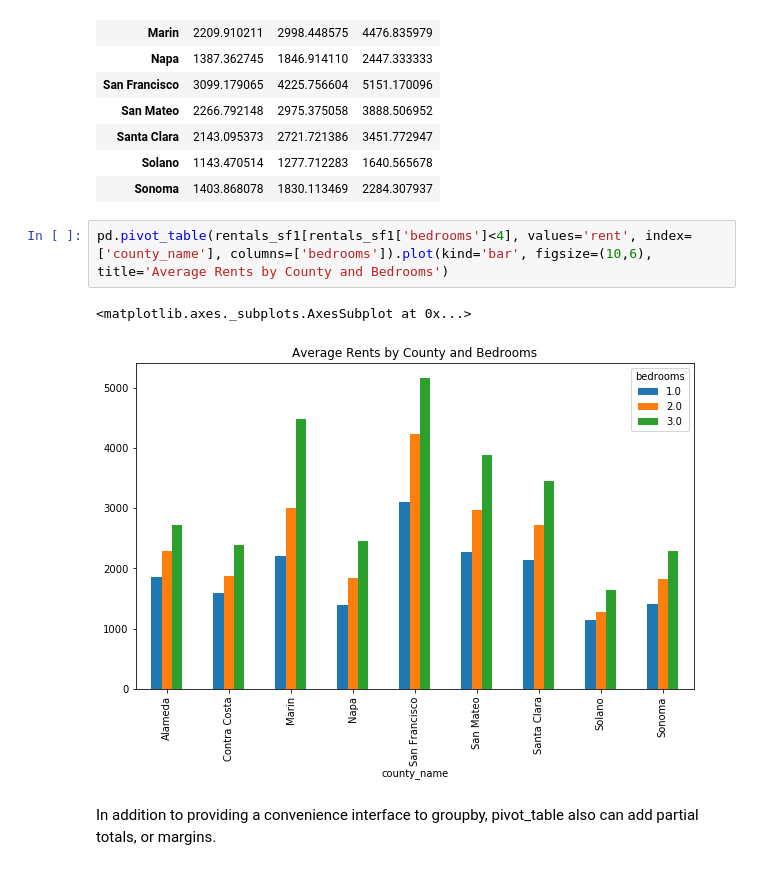
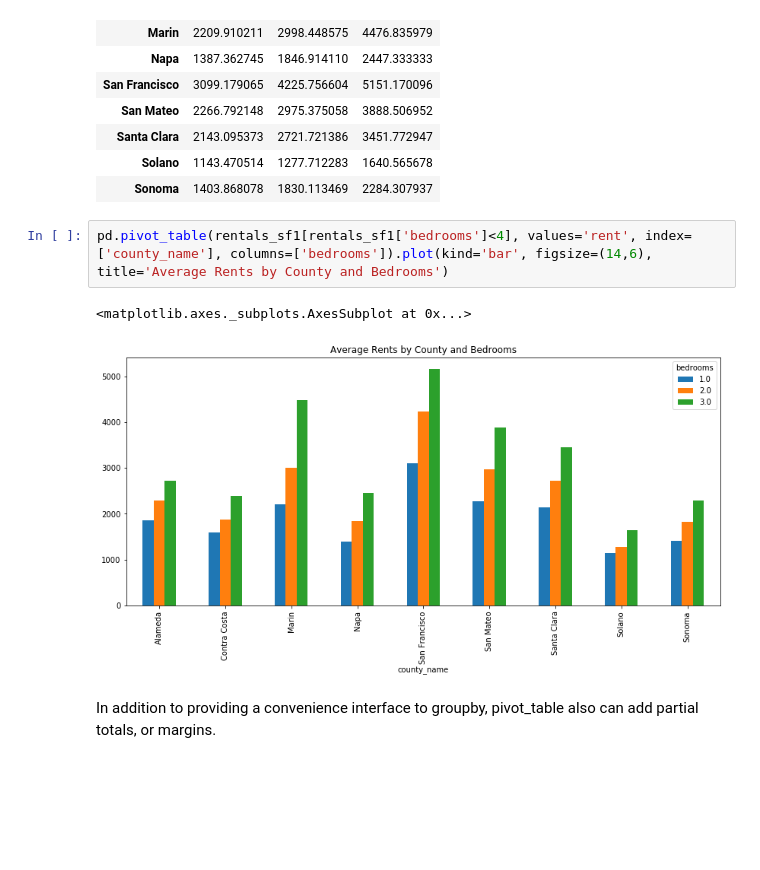
Before and after one commit to waddell/urban-informatics-and-visualization, a Jupyter notebook: 07-data-manipulation/data-manipulation-part-1.ipynb, the cells around one changed output. Saved outputs shown, nothing was run; the diff lists cells and outputs as text; blank space fills up the shorter version.

```diff
--- a/07-data-manipulation/data-manipulation-part-1.ipynb
+++ b/07-data-manipulation/data-manipulation-part-1.ipynb
@@ -508,10 +530,10 @@ pd.pivot_table(rentals_sf1[rentals_sf1['bedrooms']<4], values='rent', index=['co
 | Solano | 1143.470514 | 1277.712283 | 1640.565678 |
 | Sonoma | 1403.868078 | 1830.113469 | 2284.307937 |
 # %%
-pd.pivot_table(rentals_sf1[rentals_sf1['bedrooms']<4], values='rent', index=['county_name'], columns=['bedrooms']).plot(kind='bar', figsize=(10,6), title='Average Rents by County and Bedrooms')
+pd.pivot_table(rentals_sf1[rentals_sf1['bedrooms']<4], values='rent', index=['county_name'], columns=['bedrooms']).plot(kind='bar', figsize=(14,6), title='Average Rents by County and Bedrooms')
 # %% [output]
 <matplotlib.axes._subplots.AxesSubplot at 0x...>
-[figure, old version]
+[figure, new version]
 # %% [markdown]
 In addition to providing a convenience interface to groupby, pivot_table also can add partial totals, or margins.
 # %%
```
Also changed, not shown: parts of 8 cells of this notebook.
